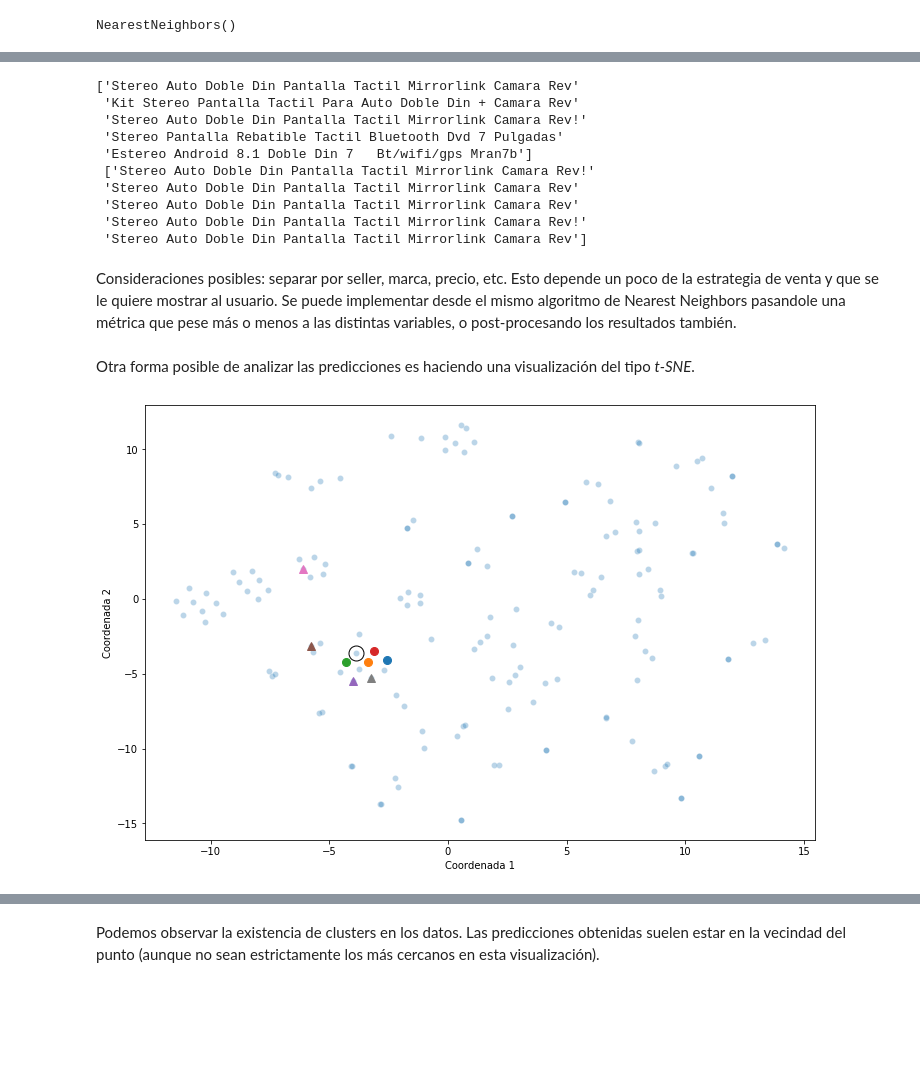
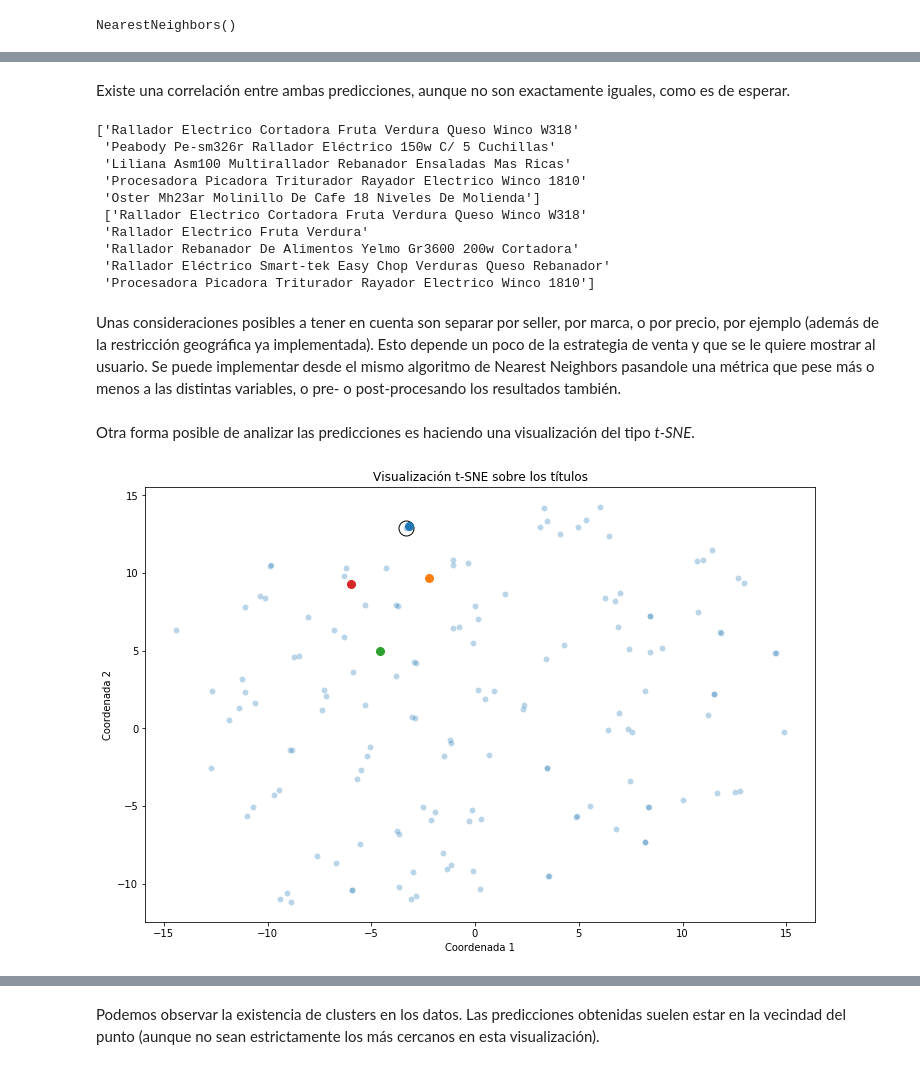
Before and after one commit to PatricioClark/MeLiChallenge, a Jupyter notebook: MeLi_DS_Challenge.ipynb, the cells around one changed output, grey strips where cells are left out. Cells and saved outputs as stored; diff of their text form; code cells hidden in the pictures; blank space fills up the shorter version.

```diff
--- a/MeLi_DS_Challenge.ipynb
+++ b/MeLi_DS_Challenge.ipynb
@@ -244,51 +245,52 @@ np.sum(np.sort(total_attr_idxs[:,1:])==np.sort(total_text_idxs[:,1:]))/(4*len(ti
+# %% [markdown]
+Existe una correlación entre ambas predicciones, aunque no son exactamente iguales, como es de esperar.
 # %%
 # Veo otro ejemplo
-ii = 12
+ii = 36
 print(np.array(titles)[total_attr_idxs[ii]],'\n',np.array(titles)[total_text_idxs[ii]])
 # %% [output]
-['Stereo Auto Doble Din Pantalla Tactil Mirrorlink Camara Rev'
- 'Kit Stereo Pantalla Tactil Para Auto Doble Din + Camara Rev'
- 'Stereo Auto Doble Din Pantalla Tactil Mirrorlink Camara Rev!'
- 'Stereo Pantalla Rebatible Tactil Bluetooth Dvd 7 Pulgadas'
- 'Estereo Android 8.1 Doble Din 7   Bt/wifi/gps Mran7b']
- ['Stereo Auto Doble Din Pantalla Tactil Mirrorlink Camara Rev!'
- 'Stereo Auto Doble Din Pantalla Tactil Mirrorlink Camara Rev'
- 'Stereo Auto Doble Din Pantalla Tactil Mirrorlink Camara Rev'
- 'Stereo Auto Doble Din Pantalla Tactil Mirrorlink Camara Rev!'
- 'Stereo Auto Doble Din Pantalla Tactil Mirrorlink Camara Rev']
+['Rallador Electrico Cortadora Fruta Verdura Queso Winco W318'
+ 'Peabody Pe-sm326r Rallador Eléctrico 150w C/ 5 Cuchillas'
+ 'Liliana Asm100 Multirallador Rebanador Ensaladas Mas Ricas'
+ 'Procesadora Picadora Triturador Rayador Electrico Winco 1810'
+ 'Oster Mh23ar Molinillo De Cafe 18 Niveles De Molienda']
+ ['Rallador Electrico Cortadora Fruta Verdura Queso Winco W318'
+ 'Rallador Electrico Fruta Verdura'
+ 'Rallador Rebanador De Alimentos Yelmo Gr3600 200w Cortadora'
+ 'Rallador Eléctrico Smart-tek Easy Chop Verduras Queso Rebanador'
+ 'Procesadora Picadora Triturador Rayador Electrico Winco 1810']
 # %% [markdown]
-Consideraciones posibles: separar por seller, marca, precio, etc. Esto depende un poco de la estrategia de venta y que se le quiere mostrar al usuario. Se puede implementar desde el mismo algoritmo de Nearest Neighbors pasandole una métrica que pese más o menos a las distintas variables, o post-procesando los resultados también.
+Unas consideraciones posibles a tener en cuenta son separar por seller, por marca, o por precio, por ejemplo (además de la restricción geográfica ya implementada). Esto depende un poco de la estrategia de venta y que se le quiere mostrar al usuario. Se puede implementar desde el mismo algoritmo de Nearest Neighbors pasandole una métrica que pese más o menos a las distintas variables, o pre- o post-procesando los resultados también.
 # %% [markdown]
 Otra forma posible de analizar las predicciones es haciendo una visualización del tipo _t-SNE_.
 # %%
+# t-SNE sobre los títulos
 tsne = skmani.TSNE(n_components=2)
 tsne_results = tsne.fit_transform(X)
 
 data = {}
 data['tsne-2d-one'] = tsne_results[:,0]
 data['tsne-2d-two'] = tsne_results[:,1]
 plt.figure(figsize=(12,8))
 
-
+# Visualizo los puntos
 sns.scatterplot(
     x="tsne-2d-one", y="tsne-2d-two",
     palette=sns.color_palette("hls", 10),
     data=data,
     legend="full",
     alpha=0.3
 )
 plt.xlabel('Coordenada 1')
 plt.ylabel('Coordenada 2')
+plt.title('Visualización t-SNE sobre los títulos')
 
 # Agrego las predicciones
 ii = res_text[0][0]
 plt.plot(data['tsne-2d-one'][ii], data['tsne-2d-two'][ii], 'ko', markersize=15, markerfacecolor='none')
 
 for ii in res_text[0][1:]:
     plt.plot(data['tsne-2d-one'][ii], data['tsne-2d-two'][ii], 'o', markersize=8)
-
-for ii in res_attr[0][1:]:
-    plt.plot(data['tsne-2d-one'][ii], data['tsne-2d-two'][ii], '^', markersize=8)
 # %% [output]
-[figure, old version]
+[figure, new version]
 # %%
```
Also changed, not shown: parts of 19 cells of this notebook.
